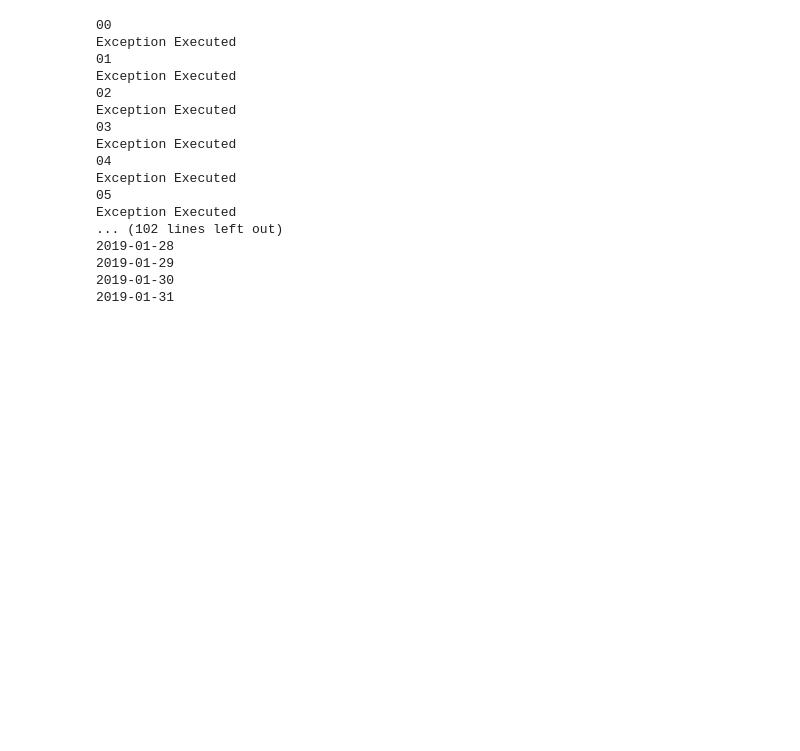
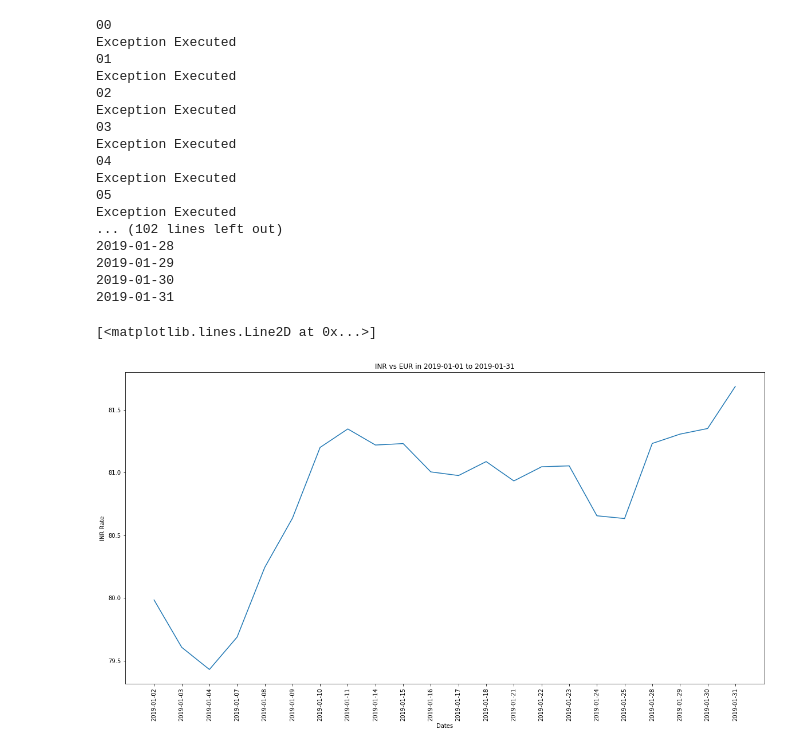
Before and after one commit to Technofy7/2020-interns, a Jupyter notebook: ProgramFile.ipynb, the cells around one changed output. Cells and saved outputs as stored; diff of their text form; code cells hidden in the pictures; blank space fills up the shorter version.

```diff
--- a/ProgramFile.ipynb
+++ b/ProgramFile.ipynb
@@ -97,3 +97,19 @@ Exception Executed
 2019-01-29
 2019-01-30
 2019-01-31
+# %%
+x1= date
+y1 = INR
+
+plt.figure(figsize=(20,10))
+plt.xticks(rotation=90)
+
+plt.xlabel("Dates",fontsize=10)
+plt.ylabel("INR Rate",fontsize=10)
+
+plt.title("INR vs EUR in 2019-01-01 to 2019-01-31")
+
+plt.plot(x1,y1,marker="*")
+# %% [output]
+[<matplotlib.lines.Line2D at 0x...>]
+[figure, added]
```
Also changed, not shown: parts of 1 cell of this notebook.
